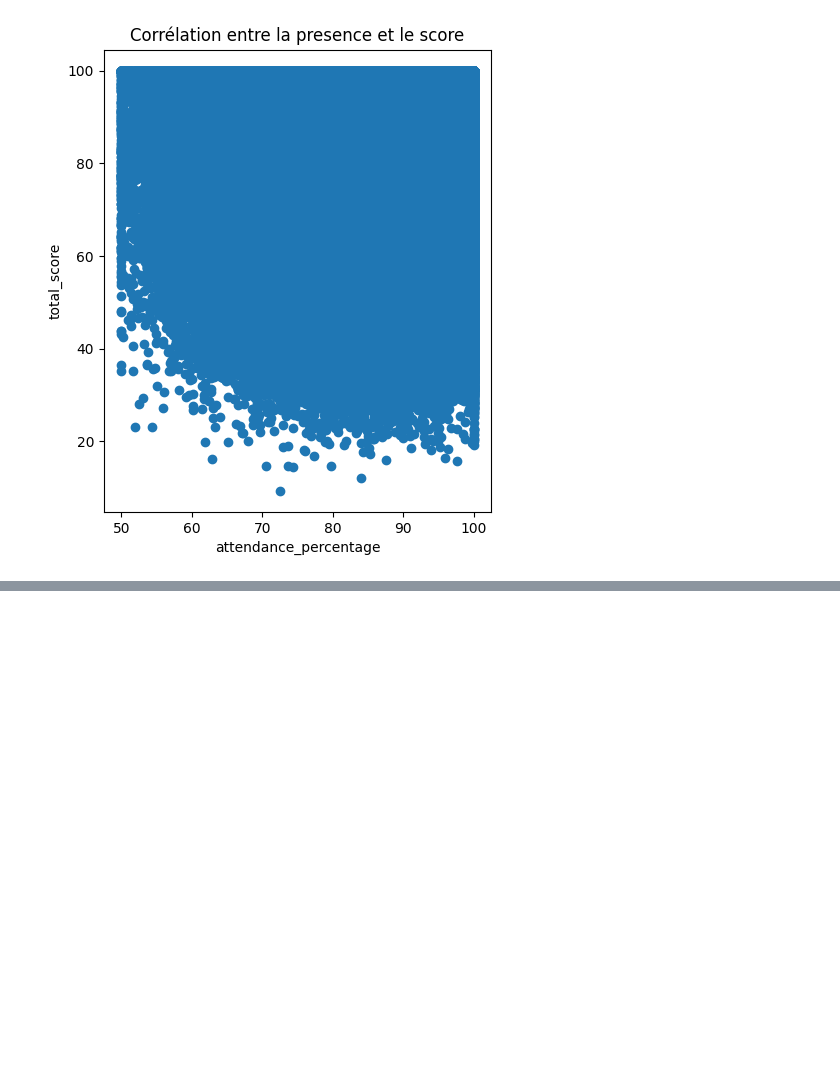
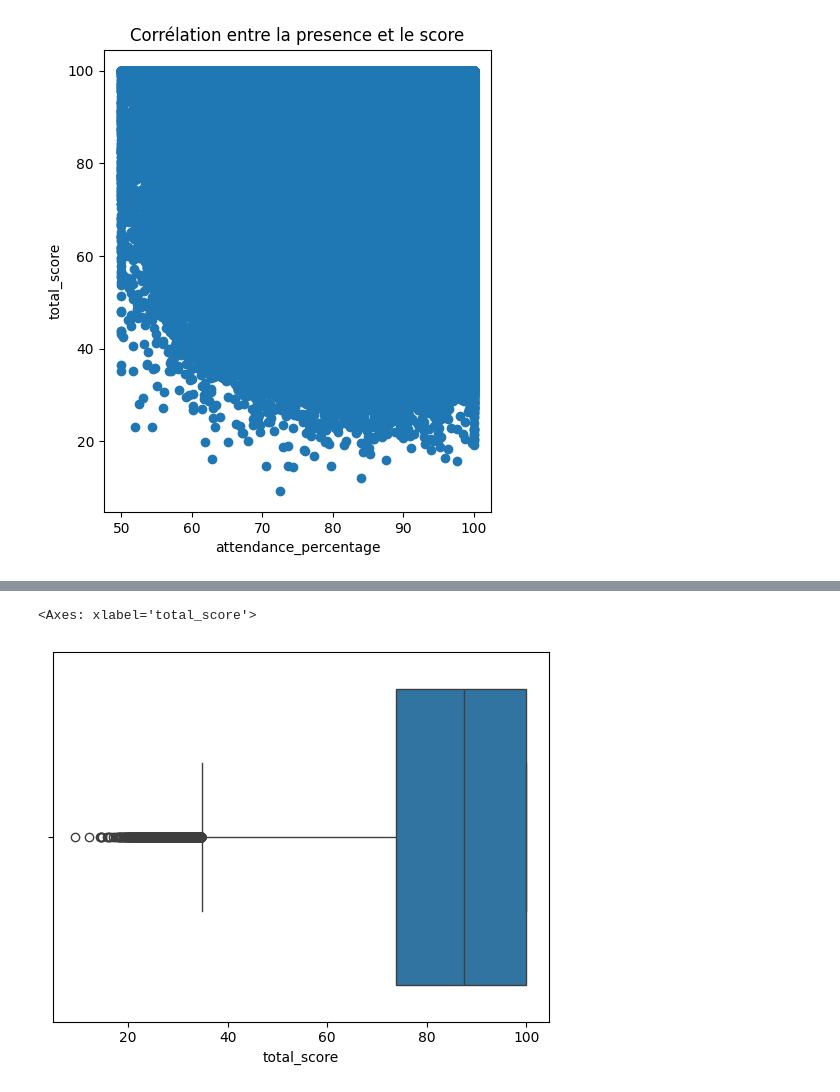
Before and after one commit to djafarou-ML/Student_Performance, a Jupyter notebook: student_perfomance.ipynb, the cells around one changed output, grey strips where cells are left out. Cells and saved outputs as stored; diff of their text form; code cells hidden in the pictures; blank space fills up the shorter version.

```diff
--- a/student_perfomance.ipynb
+++ b/student_perfomance.ipynb
@@ -148,0 +185,5 @@ plt.show()
+# %%
+sns.boxplot(x=df['total_score'])
+# %% [output]
+<Axes: xlabel='total_score'>
+[figure, added]
```
Also changed, not shown: parts of 10 cells of this notebook.
